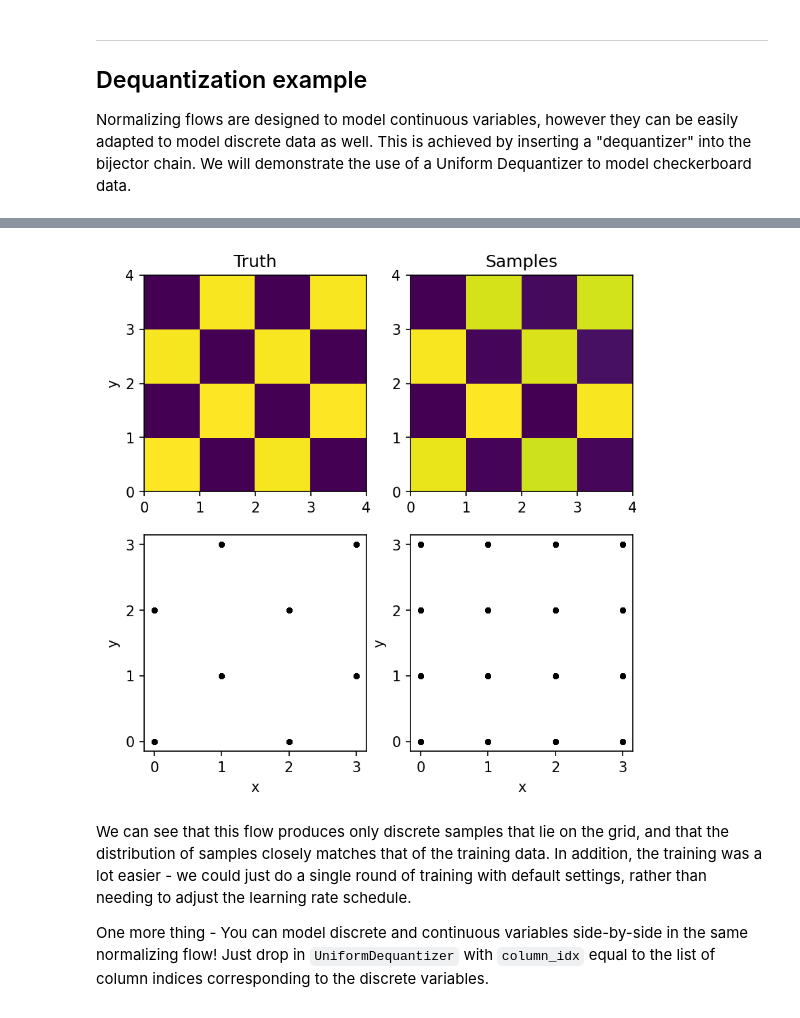
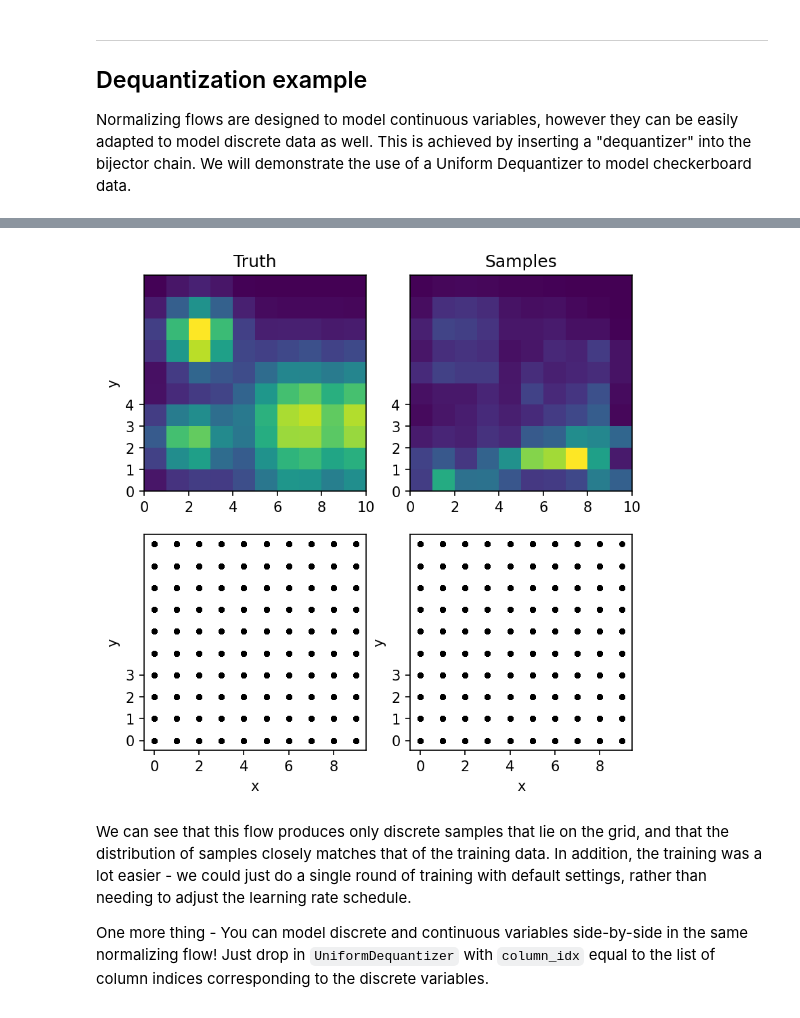
Before and after one commit to jfcrenshaw/pzflow, a Jupyter notebook: docs/tutorials/dequantization.ipynb, the cells around one changed output, grey strips where cells are left out. Drawn from its saved outputs; the diff is of its cells as text; code cells hidden in the pictures.

```diff
--- a/docs/tutorials/dequantization.ipynb
+++ b/docs/tutorials/dequantization.ipynb
@@ -38,7 +69,8 @@ data = pd.DataFrame(data, columns=("x", "y"))
 # %%
 # Let's plot this distribution
 fig, ax = plt.subplots(figsize=(3,3), dpi=150)
+R = 10
 ax.hist2d(data["x"], data["y"], bins=R, range=((0, R), (0, R)))
-ax.set(xlabel="x", ylabel="y", yticks=np.arange(5))
+ax.set(xlabel="x", ylabel="y", yticks=np.arange(R))
 plt.show()
 # %% [output]
@@ -96,12 +146,14 @@ We can see that this flow doesn't do a good job of modeling the discrete data. M
 # %%
 # we build the exact same flow, except we add a dequantizer to the bijector chain
-
 bijector = Chain(
-    UniformDequantizer(), # dequantize the data
-    ShiftBounds(0, 4, B=5), # shift bounds of data from (0, 4) -> (-5, 5)
+    UniformDequantizer([0, 1]), # dequantize the data
+    ShiftBounds(0, 10, B=5), # shift bounds of data from (0, 4) -> (-5, 5)
     RollingSplineCoupling(nlayers=2, B=5), # transform distribution
 )
 
-latent = Uniform((-5, 5), (-5, 5))
+dq_flow = Flow(data.columns, bijector)
 
-dq_flow = Flow(data.columns, bijector, latent=latent)
+#dq_losses = dq_flow.train(data, epochs=50, optimizer=adam(1e-3), verbose=True)
+#dq_losses = dq_flow.train(data, epochs=30, optimizer=adam(1e-5))
+#dq_losses += dq_flow.train(data, epochs=200, optimizer=adam(1e-6))
+dq_losses = dq_flow.train(data, verbose=True, optimizer=adam(1e-4))
@@ -108,6 +177,0 @@ dq_flow = Flow(data.columns, bijector, latent=latent)
-# %%
-%%time
-
-# train the flow
-
-dq_losses = dq_flow.train(data)
@@ -117,3 +178,5 @@ Wall time: 18.1 s
+# %%
+dq_losses += dq_flow.train(data, epochs=200, optimizer=adam(1e-6))
 # %%
 # plot the training losses
 plt.plot(dq_losses)
@@ -123,22 +186,22 @@ plt.plot(dq_losses)
 # %%
 # plot some samples
 
 fig, ((ax1, ax2), (ax3, ax4)) = plt.subplots(2, 2, figsize=(6.2, 6.2), dpi=150)
 
 ax1.hist2d(data["x"], data["y"], bins=R, range=((0, R), (0, R)))
 ax1.set(ylabel="y", title="Truth", yticks=np.arange(5))
 ax3.scatter(data["x"], data["y"], marker=".", c="k")
 ax3.set(xlabel="x", ylabel="y", yticks=np.arange(4))
 
-dq_samples = dq_flow.sample(N)
+dq_samples = dq_flow.sample(data.shape[0])
 ax2.hist2d(dq_samples["x"], dq_samples["y"], bins=R, range=((0, R), (0, R)))
 ax2.set(title="Samples", yticks=np.arange(5))
 ax4.scatter(dq_samples["x"], dq_samples["y"], marker=".", c="k")
 ax4.set(xlabel="x", ylabel="y", yticks=np.arange(4))
 
 plt.show()
 # %% [output]
-[figure, old version]
+[figure, new version]
 # %% [markdown]
 We can see that this flow produces only discrete samples that lie on the grid, and that the distribution of samples closely matches that of the training data. In addition, the training was a lot easier - we could just do a single round of training with default settings, rather than needing to adjust the learning rate schedule.
 
```
Also changed, not shown: parts of 22 cells of this notebook, 11 other files.
